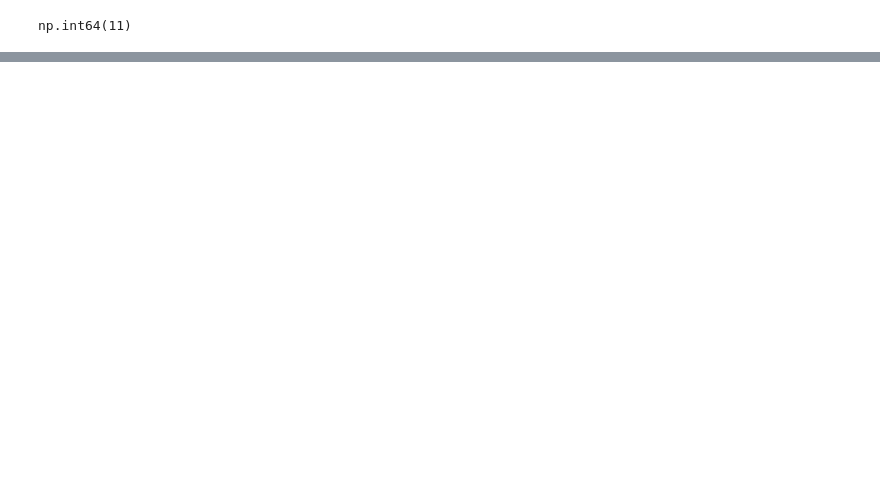
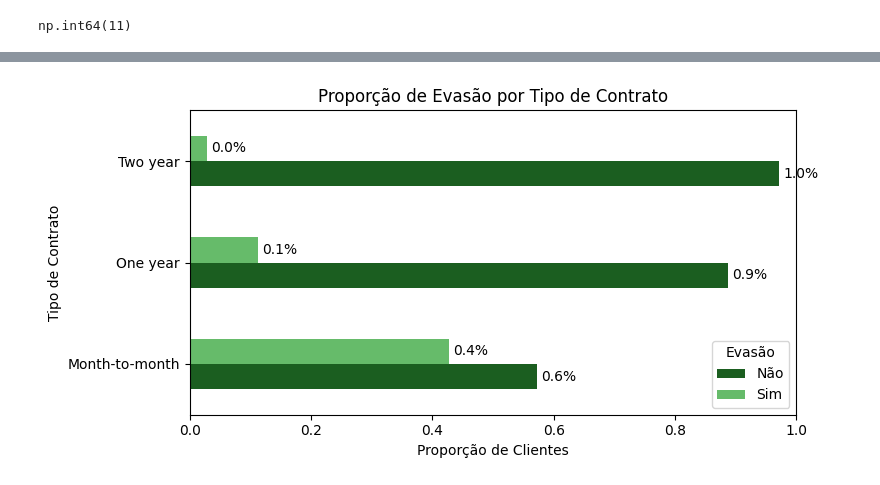
Before and after one commit to Samuel442/challenge-telecomX, a Jupyter notebook: challenge_telecomX.ipynb, the cells around one changed output, grey strips where cells are left out. Cells and saved outputs as stored; diff of their text form; code cells hidden in the pictures; blank space fills up the shorter version.

```diff
--- a/challenge_telecomX.ipynb
+++ b/challenge_telecomX.ipynb
@@ -291,0 +366,5 @@ np.int64(11)
+# %%
+# achando o valor diário
+df_telecon_normalizado['Contas_Diarias'] = (
+    df_telecon_normalizado['Charges.Monthly'] / 30
+)
@@ -291,0 +764,5 @@ np.int64(11)
+# %%
+# trata a terceira coluna remover registro sem evasão definida
+df_telecon_normalizado = df_telecon_normalizado[
+    df_telecon_normalizado['evasao'].isin(['Sim', 'Não'])
+]
@@ -291,0 +799,5 @@ np.int64(11)
+# %%
+# garantindo o sim e não
+df_telecon_normalizado = df_telecon_normalizado[
+    df_telecon_normalizado['evasao'].isin(['Sim', 'Não'])
+]
@@ -291,0 +890,38 @@ np.int64(11)
+# %%
+import matplotlib.pyplot as plt
+import pandas as pd
+
+# Tabela de proporções
+tabela_contrato = pd.crosstab(
+    df_telecon_normalizado['tipo_contrato'],
+    df_telecon_normalizado['evasao'],
+    normalize='index'
+)
+
+# Cores (verde escuro = não evadiu | verde claro = evadiu)
+cores = ['#1b5e20', '#66bb6a']
+
+ax = tabela_contrato[['Não', 'Sim']].plot(
+    kind='barh',
+    figsize=(8, 4),
+    color=cores
+)
+
+# Adicionando rótulos nas barras
+for container in ax.containers:
+    ax.bar_label(
+        container,
+        fmt='%.1f%%',
+        label_type='edge',
+        padding=3
+    )
+
+plt.title('Proporção de Evasão por Tipo de Contrato')
+plt.xlabel('Proporção de Clientes')
+plt.ylabel('Tipo de Contrato')
+plt.legend(title='Evasão')
+plt.xlim(0, 1)  # garante escala correta de proporção
+plt.tight_layout()
+plt.show()
+# %% [output]
+[figure, added]
```
Also changed, not shown: parts of 81 cells of this notebook.
